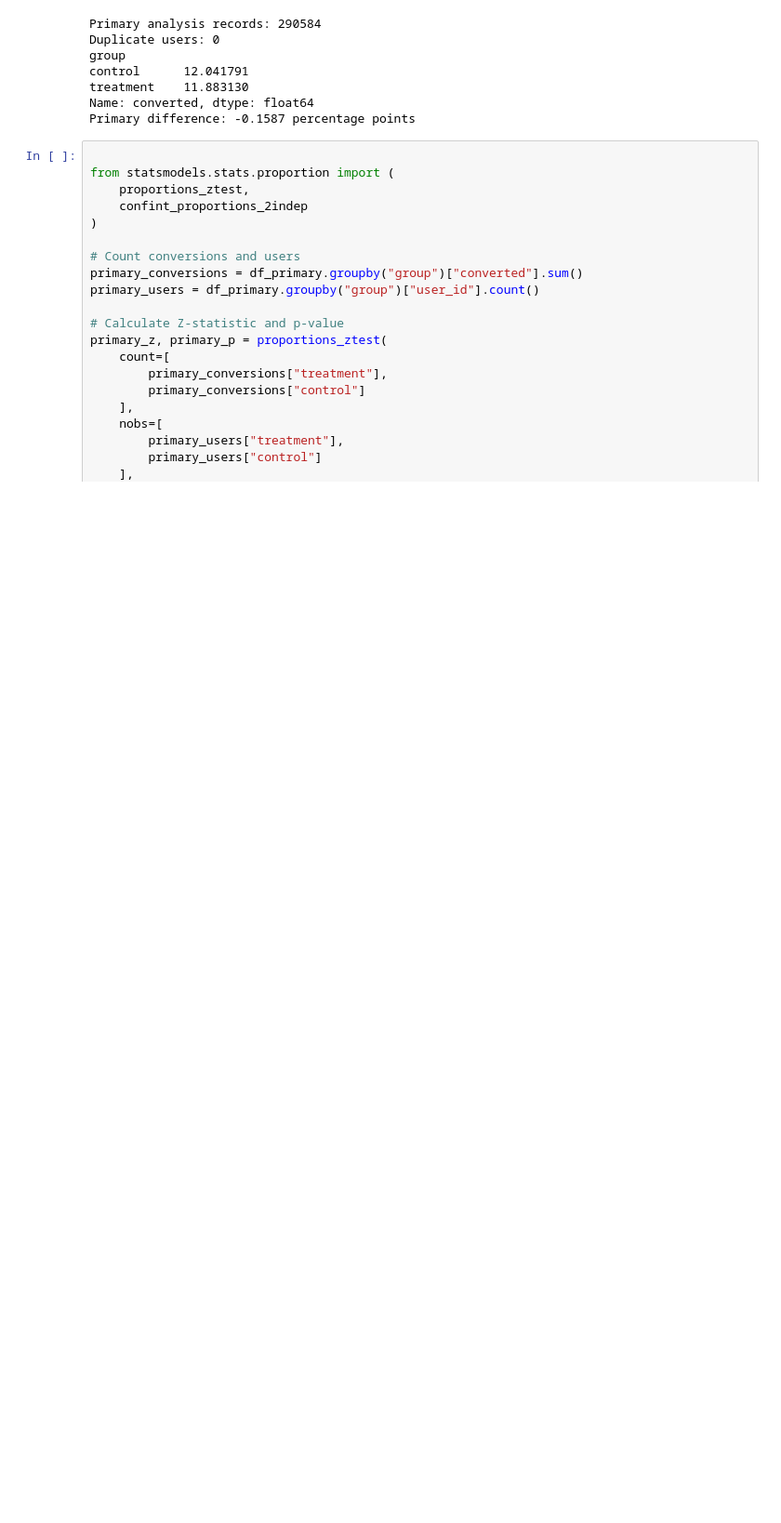
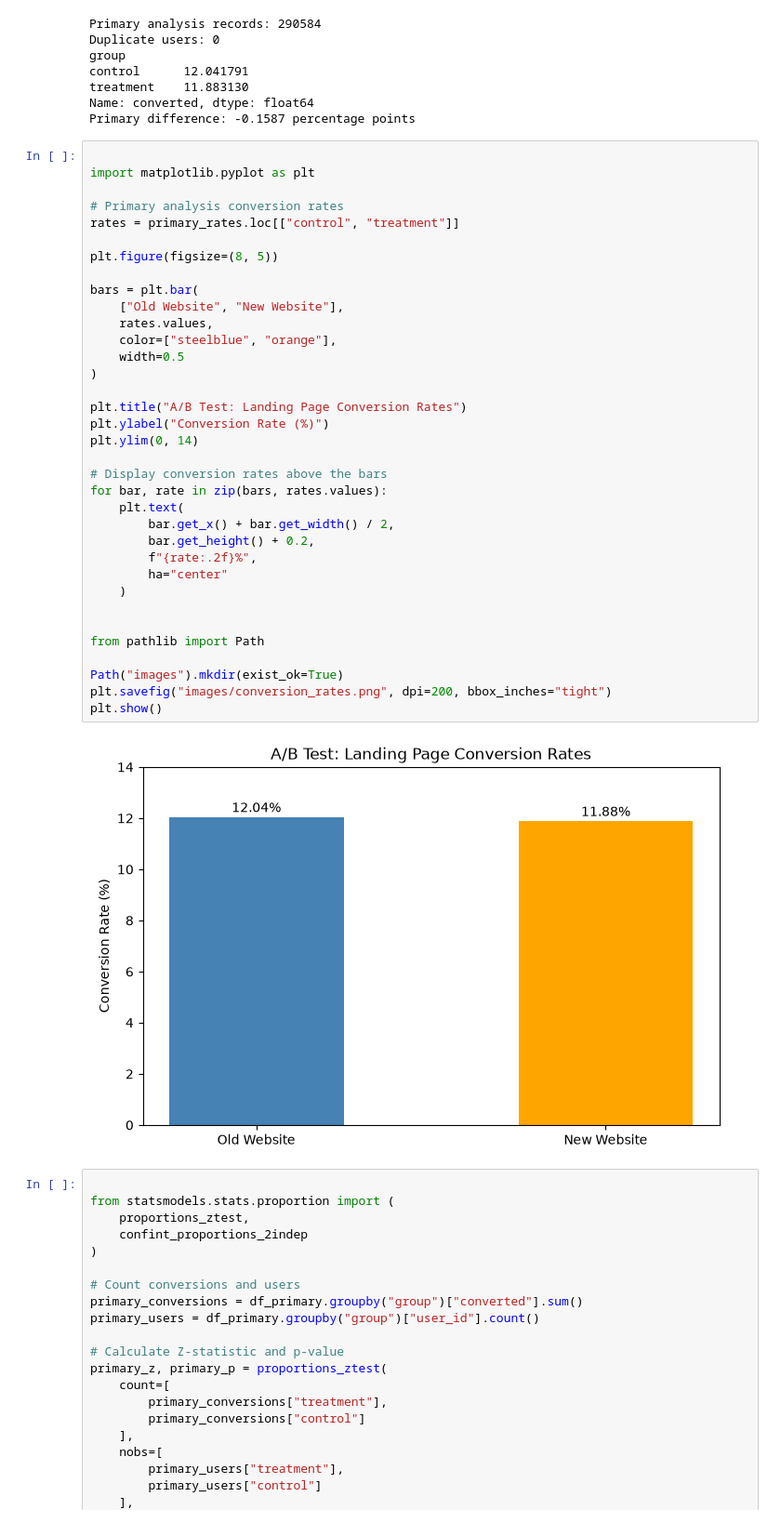
Before and after one commit to Nayeer07/AB-Testing-Conversion-Analysis, a Jupyter notebook: ab_testing_analysis.ipynb, the cells around one changed output. Shown at 93% size. Cells and saved outputs as stored; diff of their text form; blank space fills up the shorter version.

Commit message:
Add files via upload
Improve notebook organization and add conversion rate visualization

```diff
--- a/ab_testing_analysis.ipynb
+++ b/ab_testing_analysis.ipynb
@@ -271,6 +311,43 @@ control      12.041791
 treatment    11.883130
 Name: converted, dtype: float64
 Primary difference: -0.1587 percentage points
+# %%
+
+import matplotlib.pyplot as plt
+
+# Primary analysis conversion rates
+rates = primary_rates.loc[["control", "treatment"]]
+
+plt.figure(figsize=(8, 5))
+
+bars = plt.bar(
+    ["Old Website", "New Website"],
+    rates.values,
+    color=["steelblue", "orange"],
+    width=0.5
+)
+
+plt.title("A/B Test: Landing Page Conversion Rates")
+plt.ylabel("Conversion Rate (%)")
+plt.ylim(0, 14)
+
+# Display conversion rates above the bars
+for bar, rate in zip(bars, rates.values):
+    plt.text(
+        bar.get_x() + bar.get_width() / 2,
+        bar.get_height() + 0.2,
+        f"{rate:.2f}%",
+        ha="center"
+    )
+
+
+from pathlib import Path
+
+Path("images").mkdir(exist_ok=True)
+plt.savefig("images/conversion_rates.png", dpi=200, bbox_inches="tight")
+plt.show()
+# %% [output]
+[figure, added]
 # %%
 
 from statsmodels.stats.proportion import (
```
Also changed, not shown: parts of 3 cells of this notebook, 2 other files.
